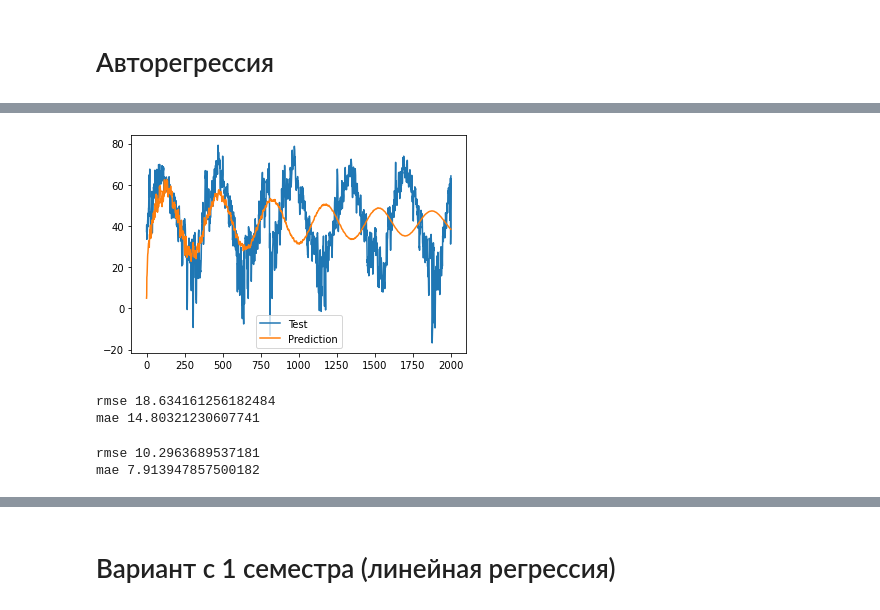
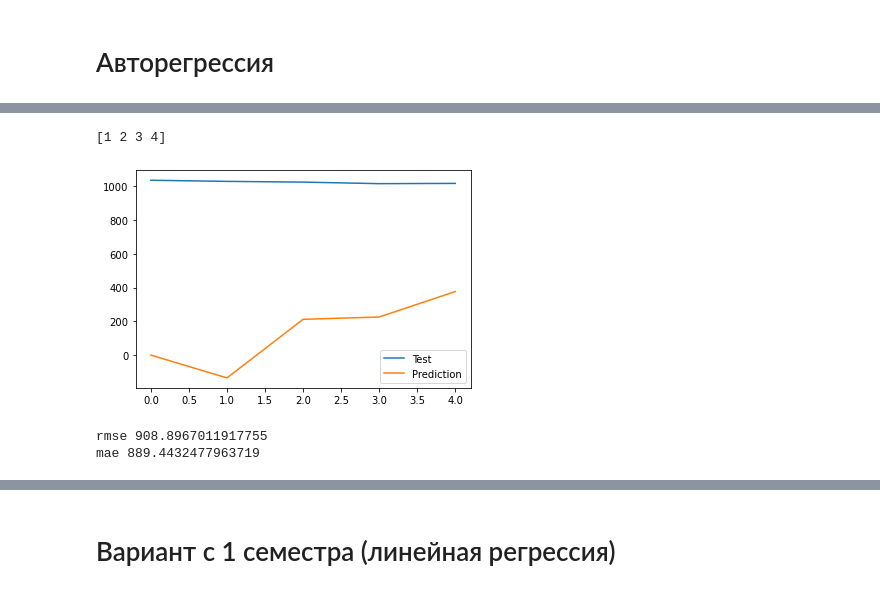
Before and after one commit to Loinen/geodata_analysis, a Jupyter notebook: lab2021.ipynb, the cells around one changed output, grey strips where cells are left out. Saved outputs shown, nothing was run; the diff lists cells and outputs as text; code cells hidden in the pictures.

Commit message:
autoreg for pressure

```diff
--- a/lab2021.ipynb
+++ b/lab2021.ipynb
@@ -119,2 +115,0 @@ def autoreg(temp, prediction_size, window=600):
-# %%
-predictions, rmse, mae = autoreg(temp, 10, 600)
@@ -155,31 +116,47 @@ mae 15.293934026858233
-# %%
-pred_size = 2000
-predictions, rmse, mae = autoreg(temp, pred_size, 400)
-
-fig, ax = plt.subplots()
-
-ax.plot(temp[len(temp)-pred_size:], label="Test")
-ax.plot(predictions, label="Prediction")
-
-ax.legend()
-plt.show()
-
-print("rmse", rmse)
-print("mae", mae)
-# %% [output]
-[figure, removed]
-rmse 18.634161256182484
-mae 14.80321230607741
-# %%
-predictions_first = predictions[:600]
-test_temp = temp[len(temp)-pred_size:]
-test_temp = test_temp[:600]
-
-rmse = sqrt(mean_squared_error(test_temp, predictions_first))
-mae = mean_absolute_error(test_temp, predictions_first)
-
-print("rmse", rmse)
-print("mae", mae)
-# %% [output]
-rmse 10.2963689537181
-mae 7.913947857500182
+# %%
+def autoreg(series, prediction_size, train_size, lags, trend, exog=None):
+    X_train_autoreg, X_test_autoreg = series[len(series)-train_size-prediction_size:len(series)-prediction_size],\
+    series[len(series)-prediction_size:]
+
+    lags_auto = ar_select_order(X_train_autoreg, maxlag=30)
+    print(lags_auto.ar_lags)
+
+    if exog is None:
+        autoreg_model = AutoReg(X_train_autoreg, lags=lags, trend=trend)
+        autoreg_model_fit = autoreg_model.fit()
+
+        predictions = autoreg_model_fit.predict(start=len(X_train_autoreg),
+                                end=len(X_test_autoreg)+len(X_train_autoreg)-1, dynamic=True)
+    else:
+        exog_train, exog_test = exog[len(exog)-train_size-prediction_size:len(exog)-prediction_size],\
+        exog[len(exog)-prediction_size:]
+
+        autoreg_model = AutoReg(X_train_autoreg, lags=lags, trend=trend, exog=exog_train)
+        autoreg_model_fit = autoreg_model.fit()
+
+        predictions = autoreg_model_fit.predict(start=len(X_train_autoreg),
+                                end=len(X_test_autoreg)+len(X_train_autoreg)-1, dynamic=True, exog_oos=exog_test)
+
+    rmse = sqrt(mean_squared_error(X_test_autoreg, predictions))
+    mae = mean_absolute_error(X_test_autoreg, predictions)
+
+    fig, ax = plt.subplots()
+
+    ax.plot(X_test_autoreg, label="Test")
+    ax.plot(predictions, label="Prediction")
+
+    ax.legend()
+    plt.show()
+
+    print("rmse", rmse)
+    print("mae", mae)
+
+    return predictions
+# %%
+prediction_size = 5
+predictions_5_points = autoreg(pressure, prediction_size, 200, 30, 'n')
+# %% [output]
+[1 2 3 4]
+[figure, added]
+rmse 908.8967011917755
+mae 889.4432477963719
```
Also changed, not shown: parts of 16 cells of this notebook.
